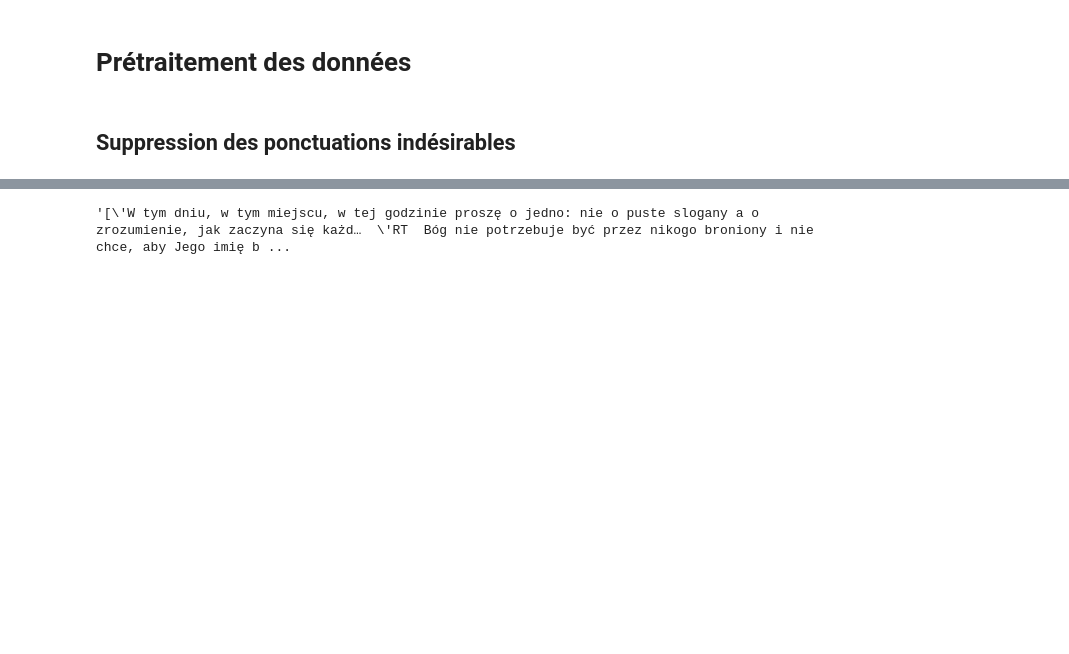
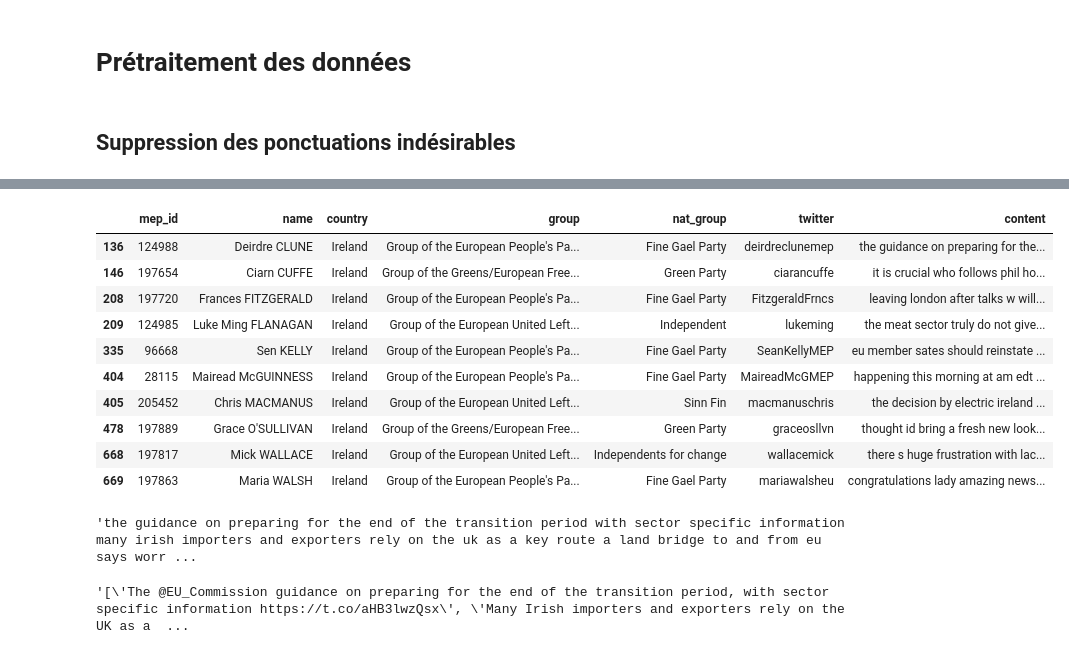
Before and after one commit to simonjpastor/delphes, a Jupyter notebook: notebooks/pierre_notebooks/pierre_preprocessing.ipynb, the cells around one changed output, grey strips where cells are left out. Drawn from its saved outputs; the diff is of its cells as text; code cells hidden in the pictures; blank space fills up the shorter version.

```diff
--- a/notebooks/pierre_notebooks/pierre_preprocessing.ipynb
+++ b/notebooks/pierre_notebooks/pierre_preprocessing.ipynb
@@ -53,13 +54,16 @@ def rmnumbers_df(df, column_name):
 # Remove the undesirable punctuations in the tweet's column
 def rmpunct_df(df, column_name):
     '''
-    This function removes all the punctuations of a column made of strings.
+    This function removes all the punctuations, all the "rt" and remove multiple spaces
+    of a column made of strings.
     '''
     punct = string.punctuation
     df = df.copy()
     def replace_punct(text):
         for punctu in punct:
             text = text.replace(punctu, ' ')
+            text = text.replace(' rt ','')
+            text = " ".join(text.split())
         return text
     df[column_name] = df[column_name].apply(replace_punct)
     return df
@@ -74,9 +78,31 @@ def rmemojis_df(df):
     df = df.copy()
     df = df.astype(str).apply(lambda x: x.str.encode('ascii', 'ignore').str.decode('ascii'))
     return df
-# %%
-test_df = rmurl_df(tweet_df, 'content')
-# %%
-test_df['content'][0]
-# %% [output]
-'[\'W tym dniu, w tym miejscu, w tej godzinie proszę o jedno: nie o puste slogany a o zrozumienie, jak zaczyna się każd…  \'RT  Bóg nie potrzebuje być przez nikogo broniony i nie chce, aby Jego imię b ...
+# %%
+clean_df = rmurl_df(tweet_df, 'content')
+clean_df = lower_df(clean_df, 'content')
+clean_df = rmnumbers_df(clean_df, 'content')
+clean_df = rmpunct_df(clean_df, 'content')
+clean_df = rmemojis_df(clean_df)
+# %%
+clean_df[test_df['country'] == 'Ireland']
+# %% [output]
+|  | mep_id | name | country | group | nat_group | twitter | content |
+| 136 | 124988 | Deirdre CLUNE | Ireland | Group of the European People's Pa... | Fine Gael Party | deirdreclunemep | the guidance on preparing for the... |
+| 146 | 197654 | Ciarn CUFFE | Ireland | Group of the Greens/European Free... | Green Party | ciarancuffe | it is crucial who follows phil ho... |
+| 208 | 197720 | Frances FITZGERALD | Ireland | Group of the European People's Pa... | Fine Gael Party | FitzgeraldFrncs | leaving london after talks w will... |
+| 209 | 124985 | Luke Ming FLANAGAN | Ireland | Group of the European United Left... | Independent | lukeming | the meat sector truly do not give... |
+| 335 | 96668 | Sen KELLY | Ireland | Group of the European People's Pa... | Fine Gael Party | SeanKellyMEP | eu member sates should reinstate ... |
+| 404 | 28115 | Mairead McGUINNESS | Ireland | Group of the European People's Pa... | Fine Gael Party | MaireadMcGMEP | happening this morning at am edt ... |
+| 405 | 205452 | Chris MACMANUS | Ireland | Group of the European United Left... | Sinn Fin | macmanuschris | the decision by electric ireland ... |
+| 478 | 197889 | Grace O'SULLIVAN | Ireland | Group of the Greens/European Free... | Green Party | graceosllvn | thought id bring a fresh new look... |
+| 668 | 197817 | Mick WALLACE | Ireland | Group of the European United Left... | Independents for change | wallacemick | there s huge frustration with lac... |
+| 669 | 197863 | Maria WALSH | Ireland | Group of the European People's Pa... | Fine Gael Party | mariawalsheu | congratulations lady amazing news... |
+# %%
+clean_df['content'][136]
+# %% [output]
+'the guidance on preparing for the end of the transition period with sector specific information many irish importers and exporters rely on the uk as a key route a land bridge to and from eu says worr ...
+# %%
+tweet_df['content'][136]
+# %% [output]
+'[\'The @EU_Commission guidance on preparing for the end of the transition period, with sector specific information https://t.co/aHB3lwzQsx\', \'Many Irish importers and exporters rely on the UK as a  ...
```
Also changed, not shown: parts of 1 cell of this notebook, 1 other file.
